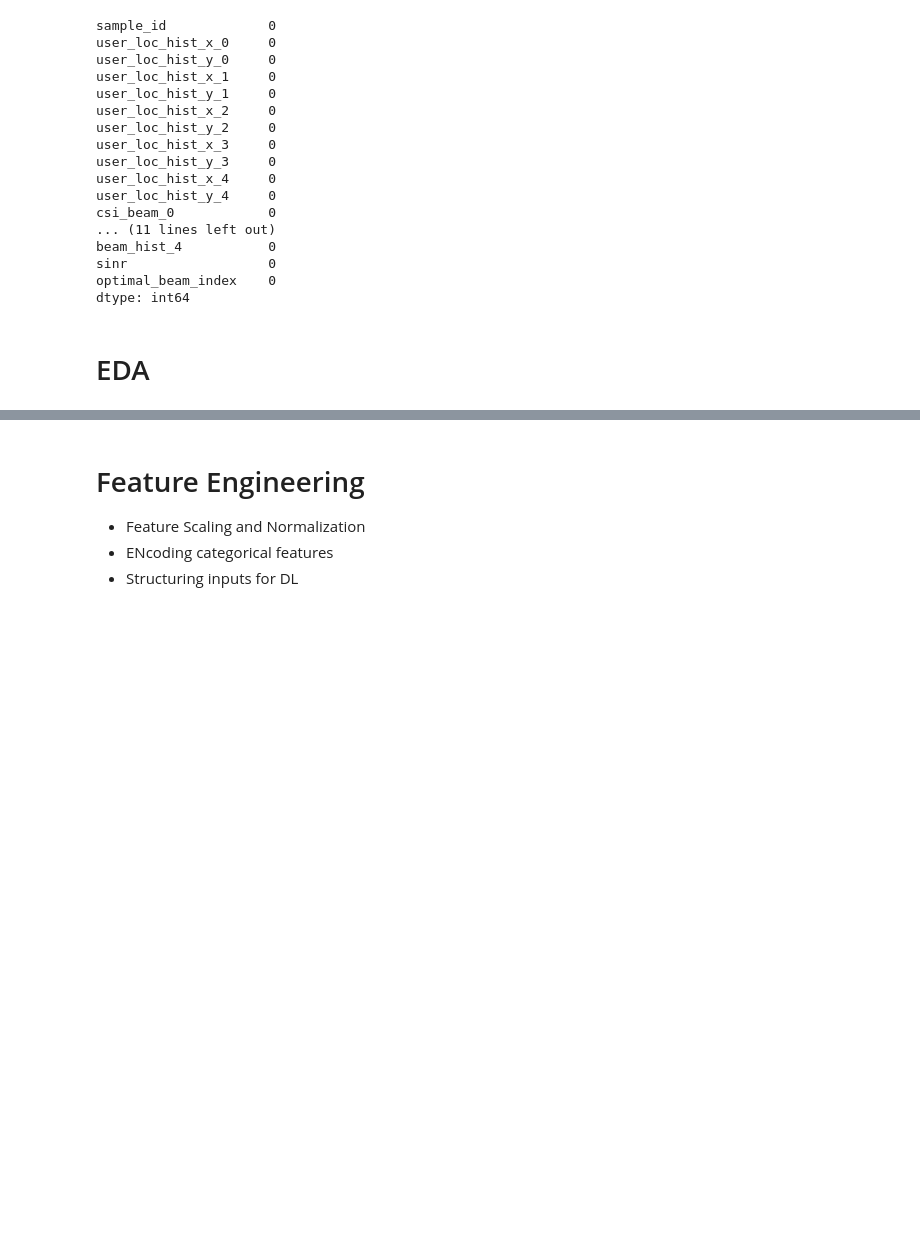
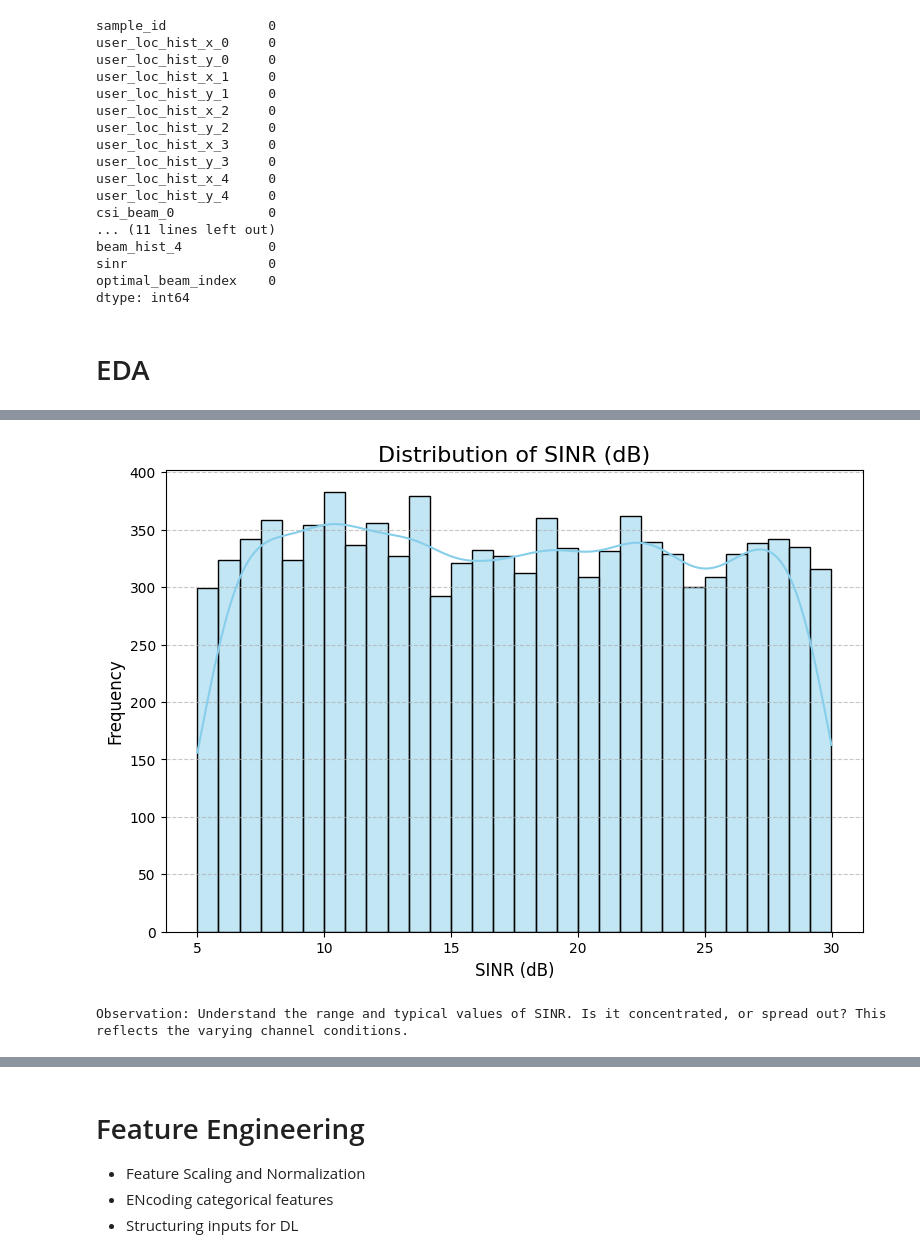
Before and after one commit to MrSimple07/PhD_TUS, a Jupyter notebook: beamforming-analysis-1.ipynb, the cells around one changed output, grey strips where cells are left out. Drawn from its saved outputs; the diff is of its cells as text; code cells hidden in the pictures; blank space fills up the shorter version.

```diff
--- a/beamforming-analysis-1.ipynb
+++ b/beamforming-analysis-1.ipynb
@@ -145,0 +163,15 @@ dtype: int64
+# %%
+# 1.2 Distribution of SINR (Signal-to-Interference-plus-Noise Ratio)
+plt.figure(figsize=(9, 6))
+sns.histplot(dataset['sinr'], bins=30, kde=True, color='skyblue', edgecolor='black')
+plt.title('Distribution of SINR (dB)', fontsize=16)
+plt.xlabel('SINR (dB)', fontsize=12)
+plt.ylabel('Frequency', fontsize=12)
+plt.grid(axis='y', linestyle='--', alpha=0.7)
+plt.xticks(fontsize=10)
+plt.yticks(fontsize=10)
+plt.show()
+print("Observation: Understand the range and typical values of SINR. Is it concentrated, or spread out? This reflects the varying channel conditions.")
+# %% [output]
+[figure, added]
+Observation: Understand the range and typical values of SINR. Is it concentrated, or spread out? This reflects the varying channel conditions.
```
Also changed, not shown: parts of 5 cells of this notebook.
